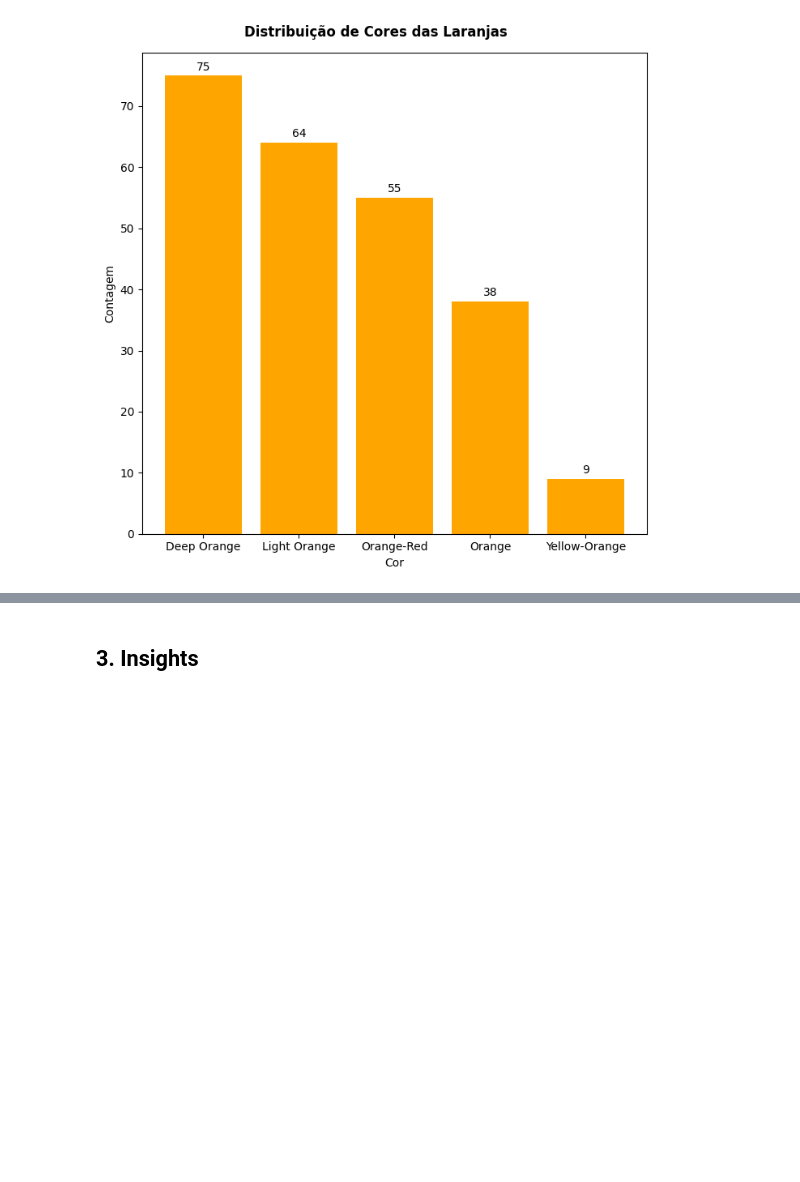
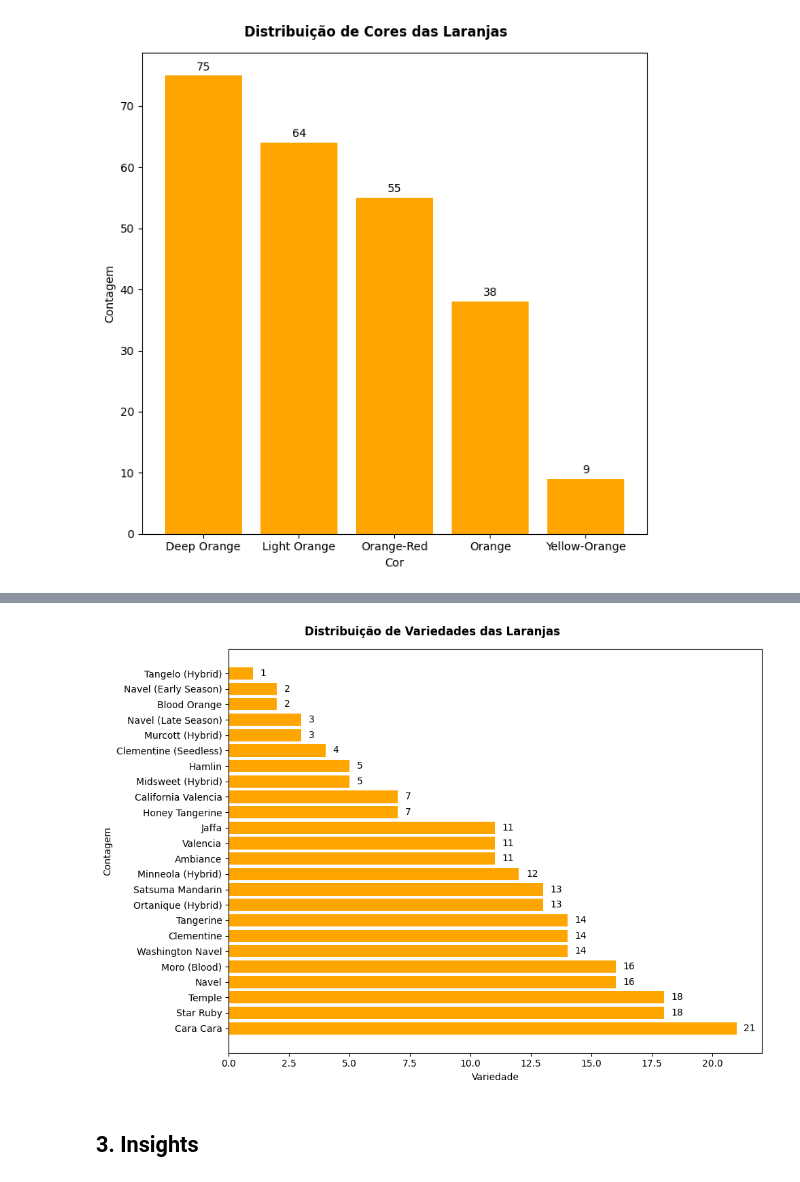
Before and after one commit to atlantico-academy/equipe7-2014.2, a Jupyter notebook: notebooks/01-exploratory_data_analysis.ipynb, the cells around one changed output, grey strips where cells are left out. Drawn from its saved outputs; the diff is of its cells as text; code cells hidden in the pictures; blank space fills up the shorter version.

Commit message:
Inclusão do gráfico de distribuição das variedades das laranjas

```diff
--- a/notebooks/01-exploratory_data_analysis.ipynb
+++ b/notebooks/01-exploratory_data_analysis.ipynb
@@ -168,24 +168,24 @@ plt.show()
 # %% [output]
 [figure]
 # %%
-# Contagem de cada cor
-color_counts = laranjas['Softness'].value_counts()
+# Contagem de cada Variedade de laranja
+variety_counts = laranjas['Variety'].value_counts()
 
-# Plotando a distribuição das cores
-plt.figure(figsize=(7,7))
-plt.suptitle('Distribuição de Cores das Laranjas', fontweight='bold')
+# Plotando a distribuição das variedades
+plt.figure(figsize=(10,7))
+plt.suptitle('Distribuição de Variedades das Laranjas', fontweight='bold')
 
 # Gráfico de barras
-bars = plt.bar(color_counts.index, color_counts.values, color='orange')
+bars = plt.barh(variety_counts.index, variety_counts.values, color='orange')
 
 # Adicionando rótulos
-plt.xlabel('Cor')
+plt.xlabel('Variedade')
 plt.ylabel('Contagem')
 
 # Adicionando os valores acima de cada barra
 for bar in bars:
-    yval = bar.get_height()
-    plt.text(bar.get_x() + bar.get_width()/2, yval + 0.5, int(yval), ha='center', va='bottom')
+    yval = bar.get_width()
+    plt.text(yval + 0.3, bar.get_y() + bar.get_height()/2, int(yval), va='center')
 
 plt.tight_layout()
 
@@ -196,2 +195,3 @@ plt.show()
+[figure, added]
 # %% [markdown]
 ## 3. Insights
```
Also changed, not shown: parts of 3 cells of this notebook.
